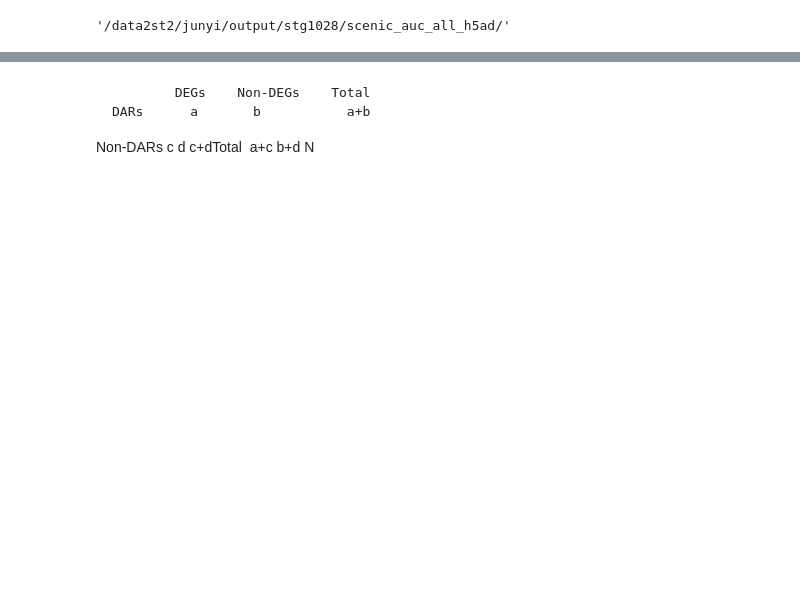
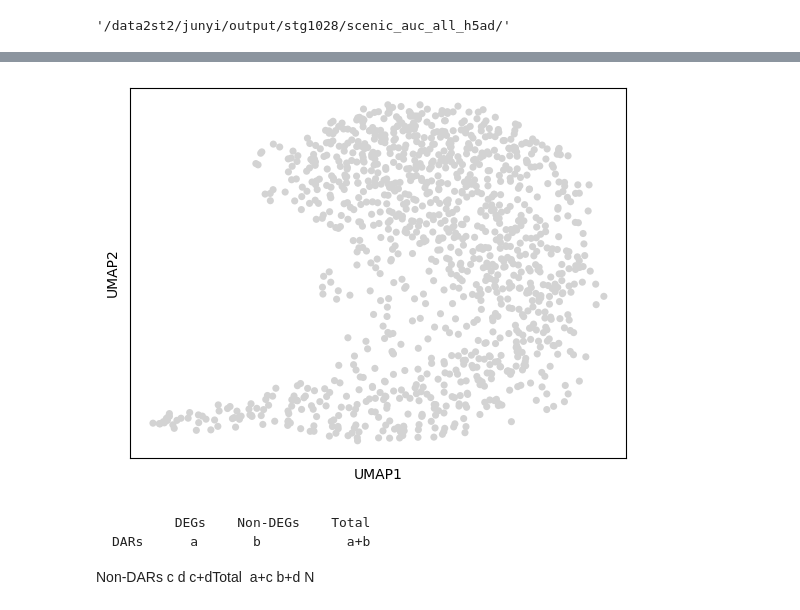
Before and after one commit to juychen/scmmd, a Jupyter notebook: 16snsceniDiffAUC.ipynb, the cells around one changed output, grey strips where cells are left out. Cells and saved outputs as stored; diff of their text form; code cells hidden in the pictures; blank space fills up the shorter version.

```diff
--- a/16snsceniDiffAUC.ipynb
+++ b/16snsceniDiffAUC.ipynb
@@ -177,3 +212,5 @@ else:
     adata_agg.obs['sex'] = adata_agg.obs['Re_Sc_St_Se'].str.split('_').str[-1]
     adata_agg.X = adata_agg.layers['mean'].copy()
     adata_agg.write_h5ad(os.path.join(h5ad_dir,"combined_auc_agg.h5ad"))
+# %%
+adata_agg_T = adata_agg.T
@@ -180,3 +237,7 @@ else:
+# %%
+sc.pl.umap(adata_agg_T)
+# %% [output]
+[figure, added]
 # %%
 target_n_cells = min(200000, adata_combined.n_obs)
 min_cells_per_type = 2000
```
Also changed, not shown: parts of 6 cells of this notebook, 1 other file.
